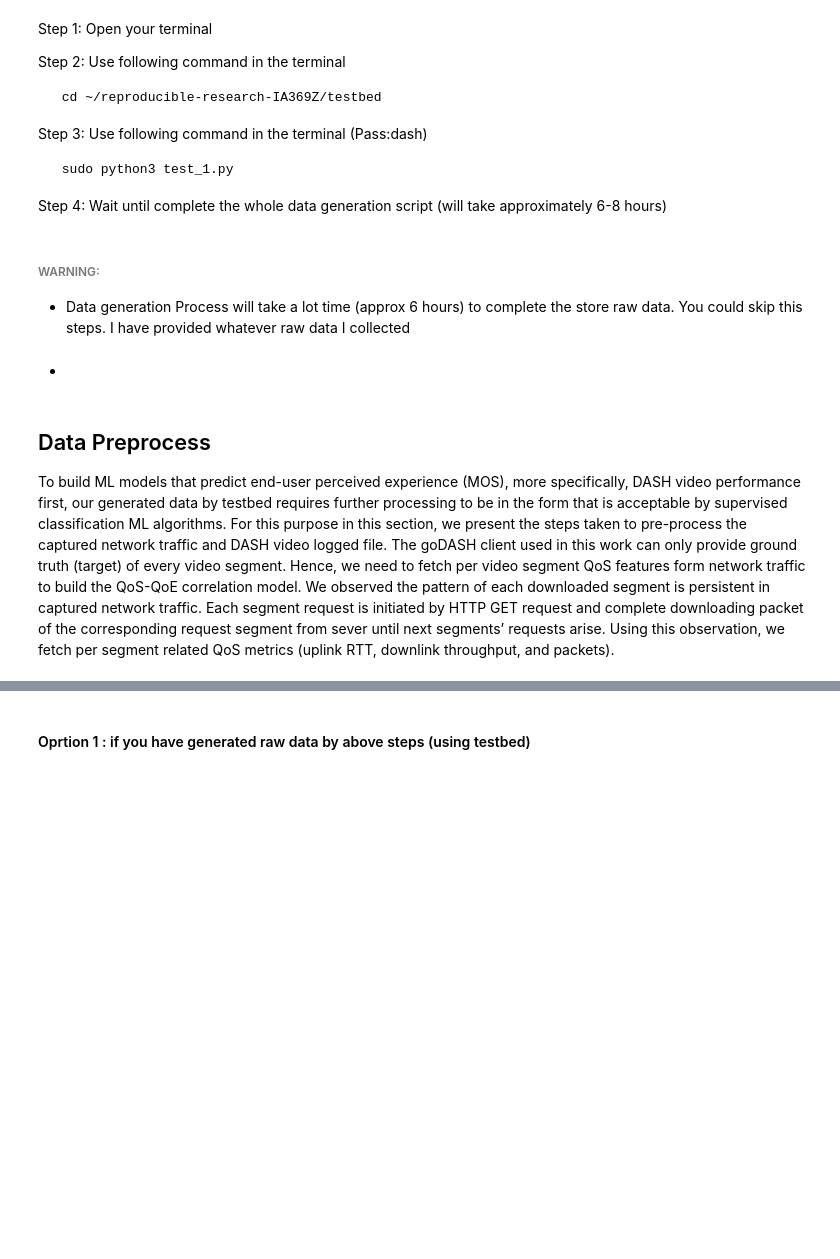
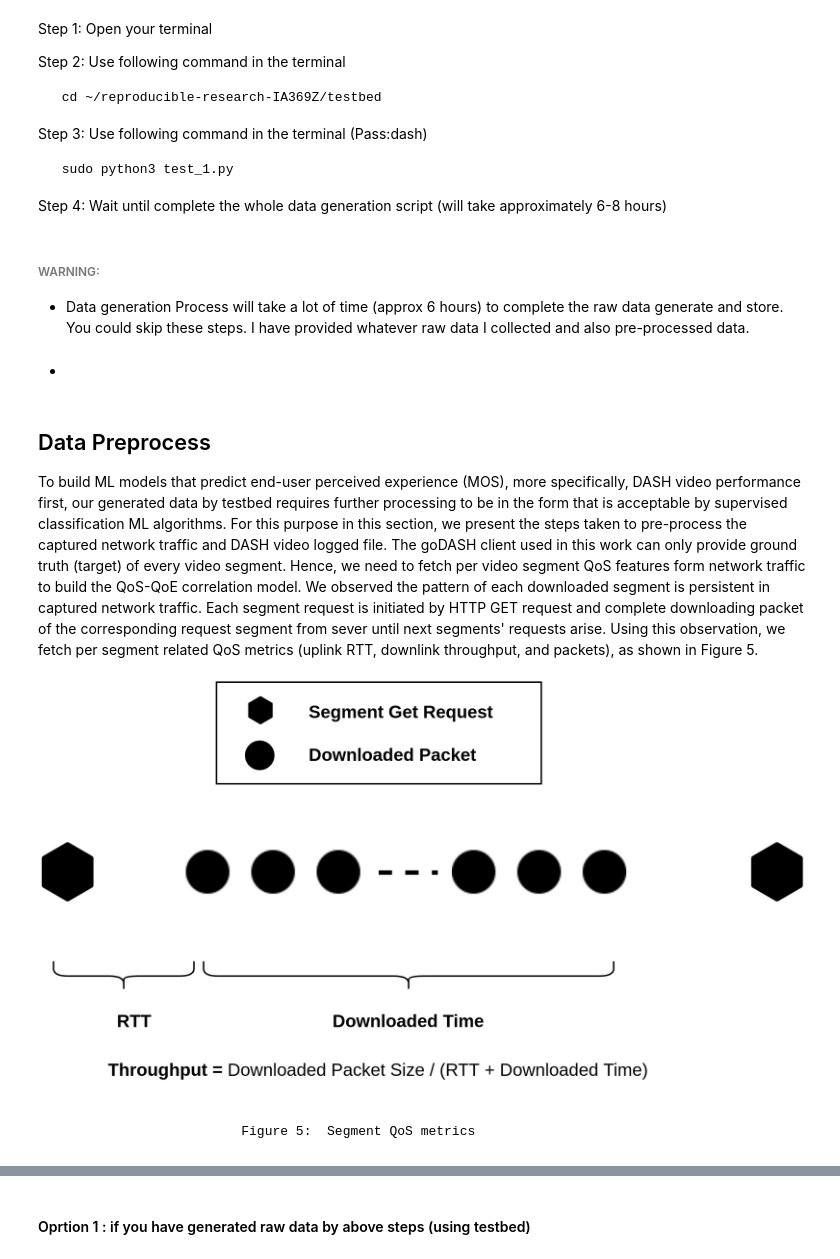
Before and after one commit to sajibtariq/reproducible-research-IA369Z, a Jupyter notebook: deliver/third-draft.ipynb, the cells around one changed output, grey strips where cells are left out. Drawn from its saved outputs; the diff is of its cells as text; code cells hidden in the pictures; blank space fills up the shorter version.

```diff
--- a/deliver/third-draft.ipynb
+++ b/deliver/third-draft.ipynb
@@ -86,7 +107,7 @@ Step 3: Use following command in the terminal (Pass:dash)
 Step 4: Wait until complete the whole data generation script (will take approximately 6-8 hours)
 # %% [markdown]
 ###### WARNING:
-- Data generation Process will take a lot time (approx 6 hours) to complete the store raw data. You could skip this steps.  I have provided whatever raw data I collected
+- Data generation Process will take a lot of time (approx 6 hours) to complete the raw data generate and store. You could skip these steps.  I have provided whatever raw data I collected and also pre-processed data.
 # %% [markdown]
 -
 # %% [markdown]
@@ -94,14 +115,12 @@ Step 4: Wait until complete the whole data generation script (will take approxim
 
 
 
-To build ML models that predict end-user perceived experience (MOS), more specifically, DASH video performance first, our generated data by testbed requires further processing to be in the form that is acceptable by supervised classification ML algorithms. For this purpose in this section, we present the steps taken to pre-process the captured network traffic and DASH video logged file. The goDASH client used in this work can only provide ground truth (target) of every video
-segment. Hence, we need to fetch per video segment QoS
-features form network traffic to build the QoS-QoE correlation
-model. We observed the pattern of each downloaded segment
-is persistent in captured network traffic. Each segment request
-is initiated by HTTP GET request and complete downloading
-packet of the corresponding request segment from sever until
-next segments’ requests arise. Using this observation, we
-fetch per segment related QoS metrics (uplink RTT, downlink
-throughput, and packets).
+To build ML models that predict end-user perceived experience (MOS), more specifically, DASH video performance first, our generated data by testbed requires further processing to be in the form that is acceptable by supervised classification ML algorithms. For this purpose in this section, we present the steps taken to pre-process the captured network traffic and DASH video logged file.
+The goDASH client used in this work can only provide ground truth (target) of every video segment. Hence, we need to fetch per video segment QoS features form network traffic to build the QoS-QoE correlation model. We observed the pattern of each downloaded segment is persistent in captured network traffic. Each segment request is initiated by HTTP GET request and complete downloading packet of the corresponding request segment from sever until next segments' requests arise. Using this observation, we fetch per segment related QoS metrics (uplink RTT, downlink throughput, and packets), as shown in Figure 5.
+# %%
+Image("../figures/segment.jpg")
+# %% [output]
+[figure, added]
+# %% [markdown]
+                            Figure 5:  Segment QoS metrics
 # %% [markdown]
```
Also changed, not shown: parts of 27 cells of this notebook, 2 other files.
